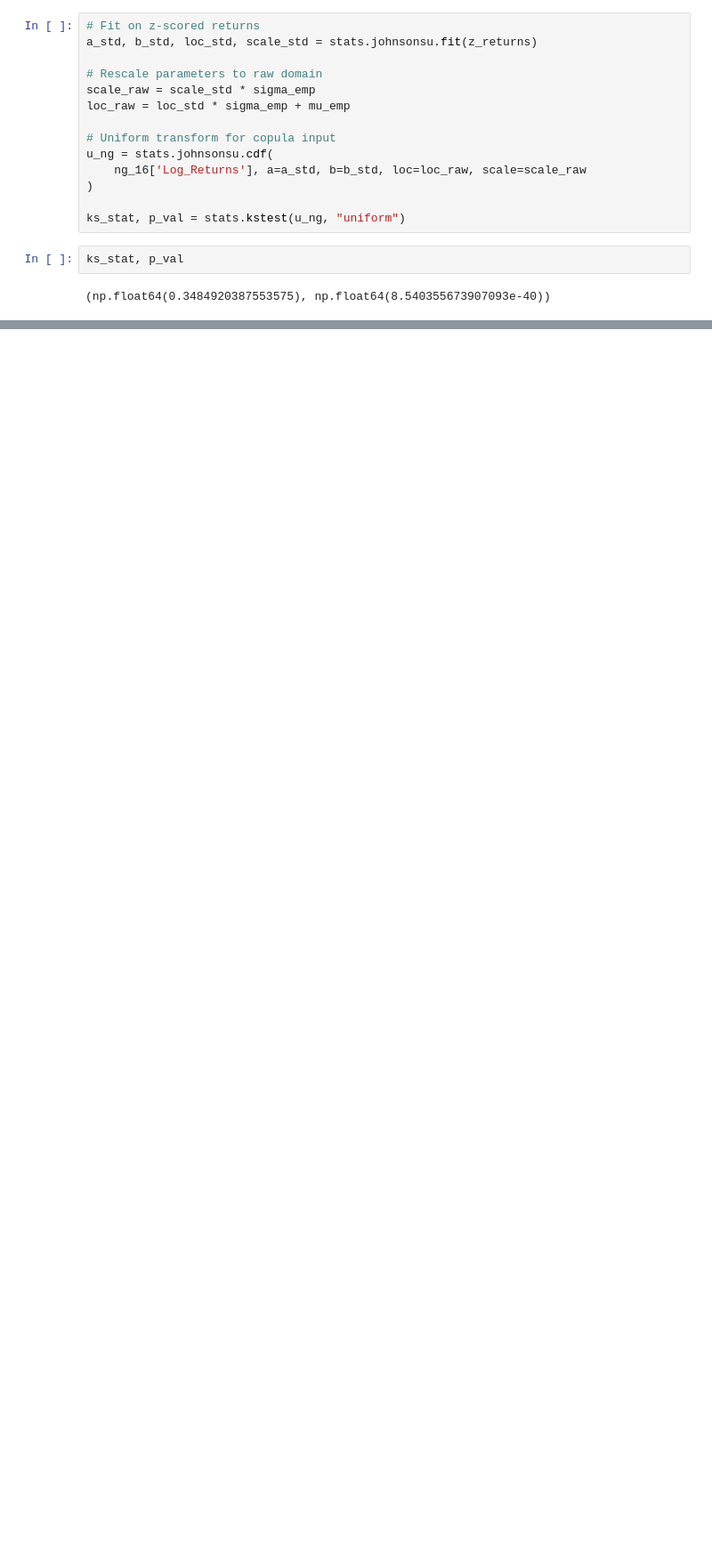
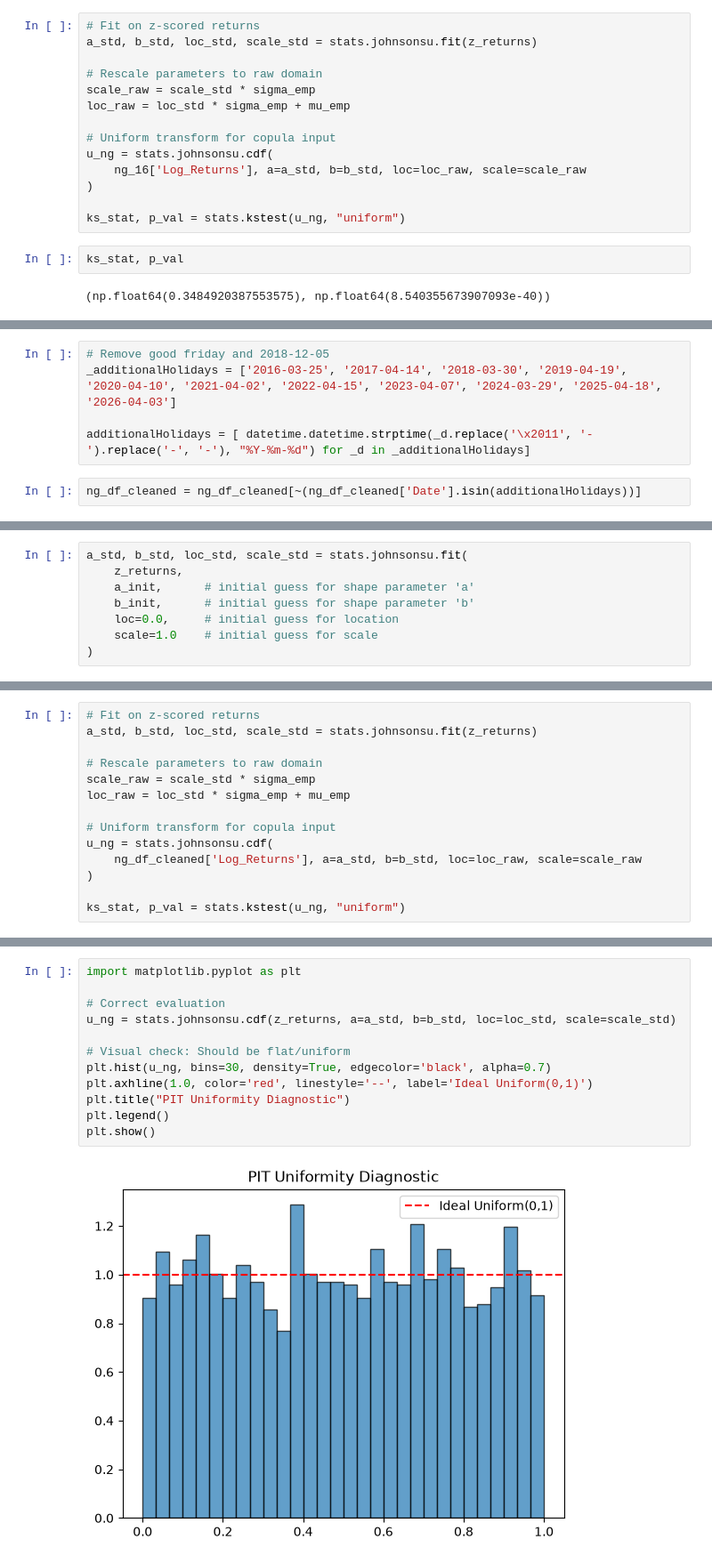
Before and after one commit to IanJ1998/Ian, a Jupyter notebook: CommodityProject/SystemicRiskCopulaProject/DataFiting/DataFitting_Part1.ipynb, the cells around one changed output, grey strips where cells are left out. Shown at 89% size. Cells and saved outputs as stored; diff of their text form; blank space fills up the shorter version.

Commit message:
1. Removed holidays from ng data 2. fitted 3. Tested KS test for continuity and testing whether CDF is a UDF

```diff
--- a/CommodityProject/SystemicRiskCopulaProject/DataFiting/DataFitting_Part1.ipynb
+++ b/CommodityProject/SystemicRiskCopulaProject/DataFiting/DataFitting_Part1.ipynb
@@ -385,0 +469,7 @@ ks_stat, p_val
+# %%
+# Remove good friday and 2018-12-05
+_additionalHolidays = ['2016‑03‑25', '2017‑04‑14', '2018‑03‑30', '2019‑04‑19', '2020‑04‑10', '2021‑04‑02', '2022‑04‑15', '2023‑04‑07', '2024‑03‑29', '2025‑04‑18', '2026‑04‑03']
+
+additionalHolidays = [ datetime.datetime.strptime(_d.replace('\x2011', '-').replace('‑', '-'), "%Y-%m-%d") for _d in _additionalHolidays]
+# %%
+ng_df_cleaned = ng_df_cleaned[~(ng_df_cleaned['Date'].isin(additionalHolidays))]
@@ -385,0 +502,8 @@ ks_stat, p_val
+# %%
+a_std, b_std, loc_std, scale_std = stats.johnsonsu.fit(
+    z_returns,
+    a_init,      # initial guess for shape parameter 'a'
+    b_init,      # initial guess for shape parameter 'b'
+    loc=0.0,     # initial guess for location
+    scale=1.0    # initial guess for scale
+)
@@ -385,0 +524,14 @@ ks_stat, p_val
+# %%
+# Fit on z-scored returns
+a_std, b_std, loc_std, scale_std = stats.johnsonsu.fit(z_returns)
+
+# Rescale parameters to raw domain
+scale_raw = scale_std * sigma_emp
+loc_raw = loc_std * sigma_emp + mu_emp
+
+# Uniform transform for copula input
+u_ng = stats.johnsonsu.cdf(
+    ng_df_cleaned['Log_Returns'], a=a_std, b=b_std, loc=loc_raw, scale=scale_raw
+)
+
+ks_stat, p_val = stats.kstest(u_ng, "uniform")
@@ -385,0 +542,14 @@ ks_stat, p_val
+# %%
+import matplotlib.pyplot as plt
+
+# Correct evaluation
+u_ng = stats.johnsonsu.cdf(z_returns, a=a_std, b=b_std, loc=loc_std, scale=scale_std)
+
+# Visual check: Should be flat/uniform
+plt.hist(u_ng, bins=30, density=True, edgecolor='black', alpha=0.7)
+plt.axhline(1.0, color='red', linestyle='--', label='Ideal Uniform(0,1)')
+plt.title("PIT Uniformity Diagnostic")
+plt.legend()
+plt.show()
+# %% [output]
+[figure, added]
```
Also changed, not shown: parts of 27 cells of this notebook.
